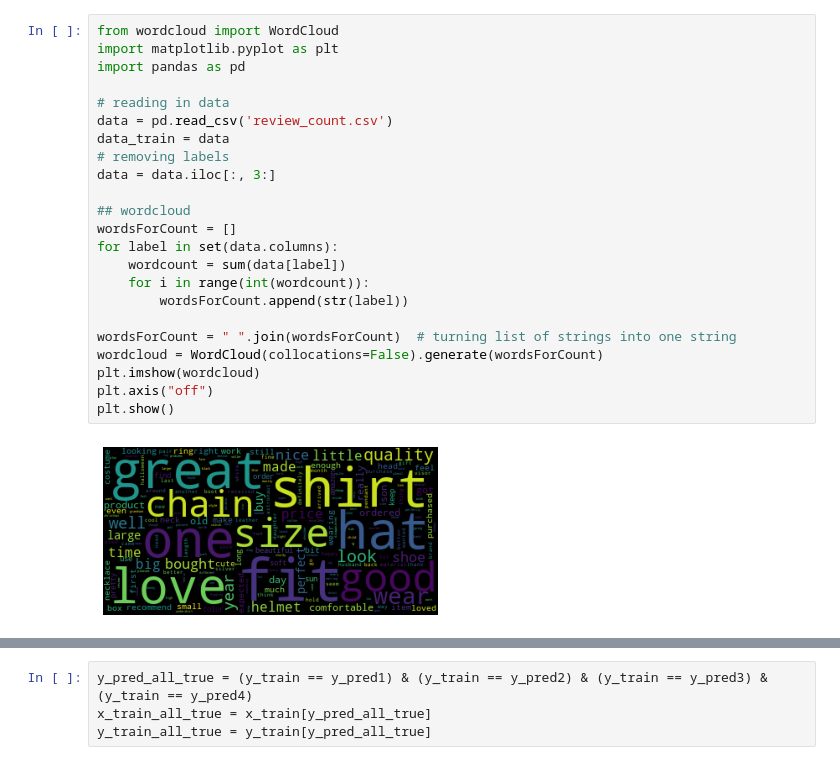
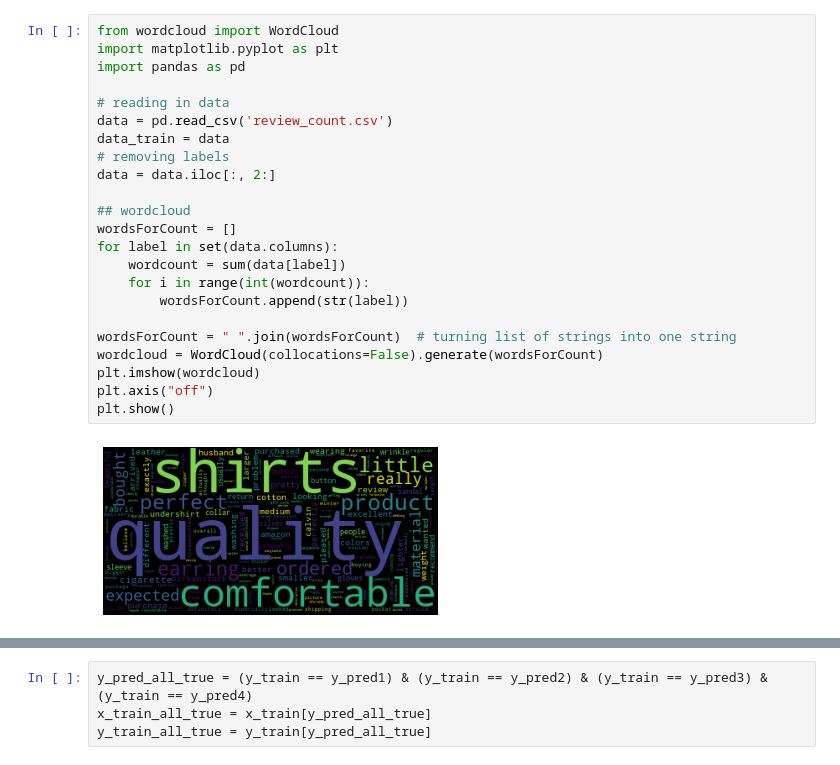
Before and after one commit to ljq0067/GU-ANLY501-Individual-Project-Profolio, a Jupyter notebook: decision tree/text data python/text.ipynb, the cells around one changed output, grey strips where cells are left out. Drawn from its saved outputs; the diff is of its cells as text.

```diff
--- a/decision tree/text data python/text.ipynb
+++ b/decision tree/text data python/text.ipynb
@@ -1,25 +1,25 @@
 # %%
 from wordcloud import WordCloud
 import matplotlib.pyplot as plt
 import pandas as pd
 
 # reading in data
 data = pd.read_csv('review_count.csv')
 data_train = data
 # removing labels
-data = data.iloc[:, 3:]
+data = data.iloc[:, 2:]
 
 ## wordcloud
 wordsForCount = []
 for label in set(data.columns):
     wordcount = sum(data[label])
     for i in range(int(wordcount)):
         wordsForCount.append(str(label))
 
 wordsForCount = " ".join(wordsForCount)  # turning list of strings into one string
 wordcloud = WordCloud(collocations=False).generate(wordsForCount)
 plt.imshow(wordcloud)
 plt.axis("off")
 plt.show()
 # %% [output]
-[figure, old version]
+[figure, new version]
```
Also changed, not shown: parts of 9 cells of this notebook.
